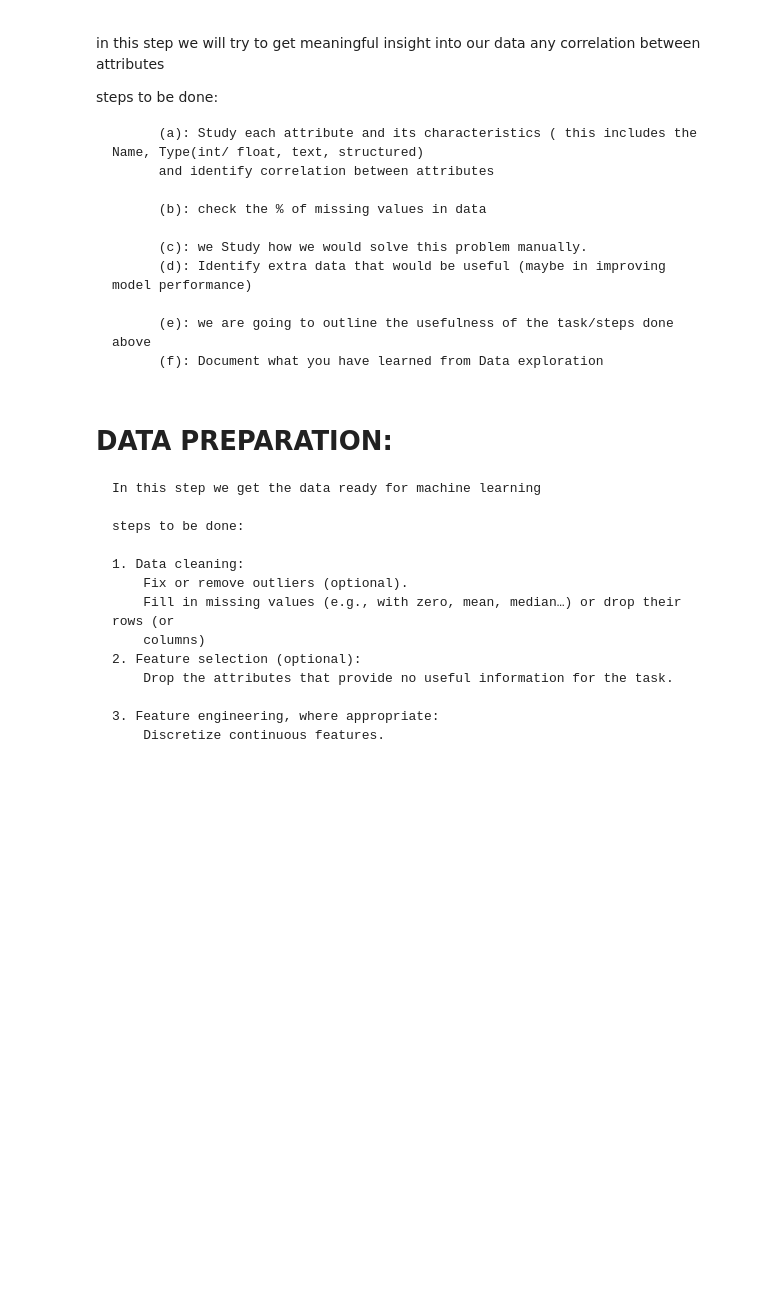
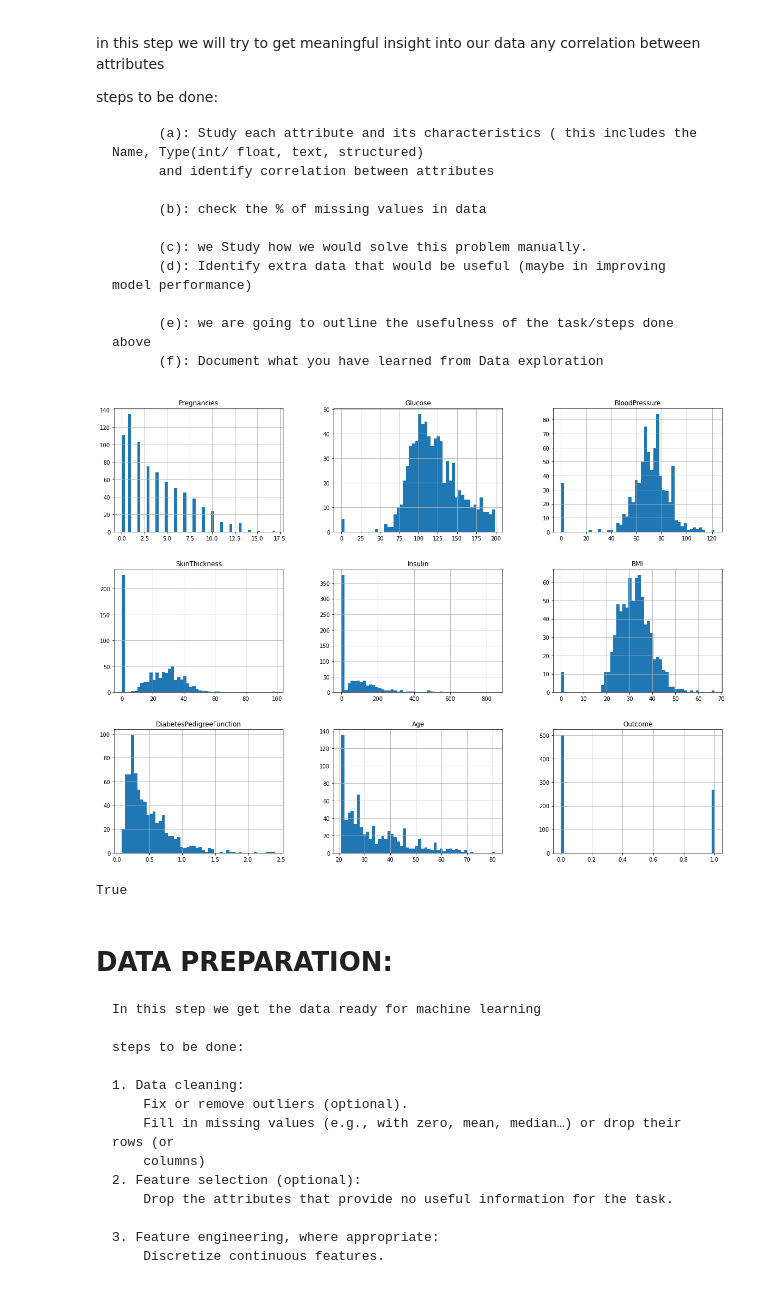
Before and after one commit to ossamuel/Diabetics-prediction, a Jupyter notebook: Diabetes.ipynb, the cells around one changed output. Cells and saved outputs as stored; diff of their text form; code cells hidden in the pictures; blank space fills up the shorter version.

```diff
--- a/Diabetes.ipynb
+++ b/Diabetes.ipynb
@@ -41,3 +41,15 @@ steps to be done:
           (a) Convert the data to a format you can easily manipulate (ex: changing to all numerical)
 		  (b) Check the size and type of data (time series, sample).
 		  (C) Sample a test set, put it aside.
+# %%
+import pandas as pd
+import numpy as np
+diabetes = pd.read_csv('diabetes.csv')
+#x includes every single column aside from Outcome (what we are trying to predict)
+x = diabetes.drop('Outcome', axis = 1)
+#y is our Outcome - either a 0 or 1 (diabetic or not diabetic)
+y = diabetes["Outcome"]
+
+#checking to see if every column in data frame is all numerical before moving on
+#returns True if all column is Numeric
+diabetes.shape[1] == diabetes.select_dtypes(include=np.number).shape[1]
@@ -60,3 +74,19 @@ steps to be done:
 
 		  (e): we are going to outline the usefulness of the task/steps done above
 		  (f): Document what you have learned from Data exploration
+# %%
+#plot histogram for each numerical attribute
+%matplotlib inline
+import matplotlib.pyplot as plt
+diabetes.hist(bins=50, figsize=(20,15))
+plt.show()
+# %% [output]
+[figure, added]
+# %%
+#we are going to check for any missing values in our data
+if all(diabetes.isna().sum()) == 0:
+    print('True')
+else:
+    print('False')
+# %% [output]
+True
```
Also changed, not shown: parts of 4 cells of this notebook.
